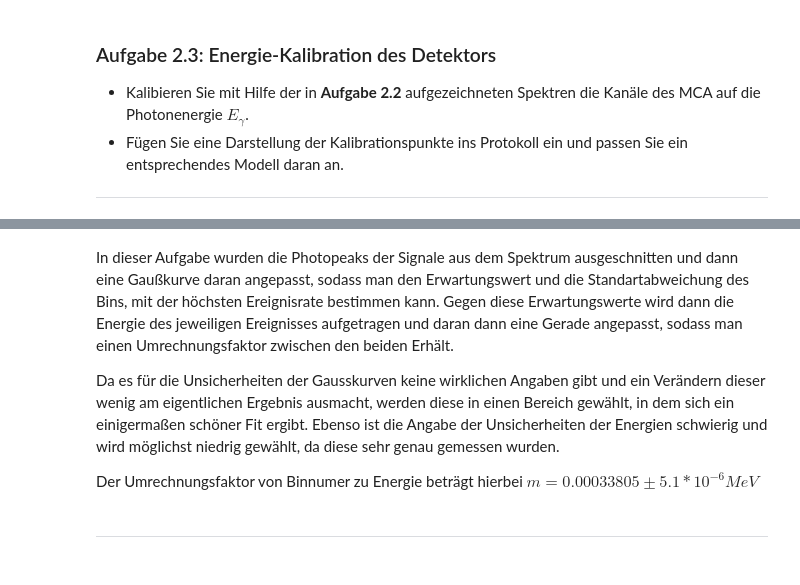
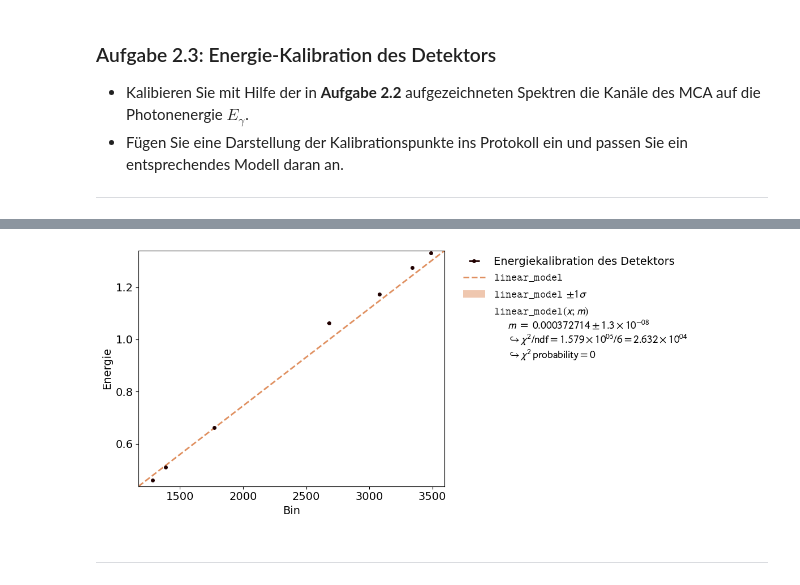
Before and after one commit to MRNock04/P2, a Jupyter notebook: Gammaspektroskopie/Gammaspektroskopie.ipynb, the cells around one changed output, grey strips where cells are left out. Cells and saved outputs as stored; diff of their text form; code cells hidden in the pictures.

```diff
--- a/Gammaspektroskopie/Gammaspektroskopie.ipynb
+++ b/Gammaspektroskopie/Gammaspektroskopie.ipynb
@@ -344,12 +347,9 @@ plt.show()
 # %%
-# Bestimmung der Werte aus den fits und ausrechnen der Korrekturfaktors
-mu = [fit[0][0] for fit in fits]
-std = [fit[0][1] for fit in fits]
+def compton_energie(E_y, E_el=0.511):
+    return E_y*(1-1/(1+2*E_y/E_el))
 
-ener =  [0.6617,1.2745,1.1732,1.3325] # in MeV
+E_comp_cs = compton_energie(0.644)
+E_comp_na = compton_energie(1.2745)
+E_comp_co_lo = compton_energie(1.1732)
 
-fit_cali = fit_funktion((mu,ener),linear_model,[std,0.01], ['Binnummer','Energien in MeV'], 'Energien der Ereignisse über die Bins')
-fit_cali[2].plot()
-plt.show()
-
-m = fit_cali[0][0]
+ener = [0.6617,1.2745,1.1732,1.3325,0.511,E_comp_cs,E_comp_na]
@@ -358,9 +356,12 @@ m = fit_cali[0][0]
-# %% [markdown]
-In dieser Aufgabe wurden die Photopeaks der Signale aus dem Spektrum ausgeschnitten und dann eine Gaußkurve daran angepasst, sodass man den Erwartungswert und die Standartabweichung des Bins, mit der höchsten Ereignisrate bestimmen kann. Gegen diese Erwartungswerte wird dann die Energie des jeweiligen Ereignisses aufgetragen und daran dann eine Gerade angepasst, sodass man einen Umrechnungsfaktor zwischen den beiden Erhält.
-
-Da es für die Unsicherheiten der Gausskurven keine wirklichen Angaben gibt und ein Verändern dieser wenig am eigentlichen Ergebnis ausmacht, werden diese in einen Bereich gewählt, in dem sich ein einigermaßen schöner Fit ergibt. Ebenso ist die Angabe der Unsicherheiten der Energien schwierig und wird möglichst niedrig gewählt, da diese sehr genau gemessen wurden.
-
-Der Umrechnungsfaktor von Binnumer zu Energie beträgt hierbei $m = 0.00033805\pm5.1*10^{-6} MeV$
+# %%
+def linear_model(x,m):
+    return m*x
+
+fit_kalib = fit_funktion((mu,ener),linear_model,(mu_std,0),('Bin','Energie'),('Energiekalibration des Detektors'))[2]
+fit_kalib.plot()
+plt.show()
+# %% [output]
+[figure, added]
 # %% [markdown]
 ---
 # %% [markdown]
```
Also changed, not shown: parts of 12 cells of this notebook, 4 other files.
